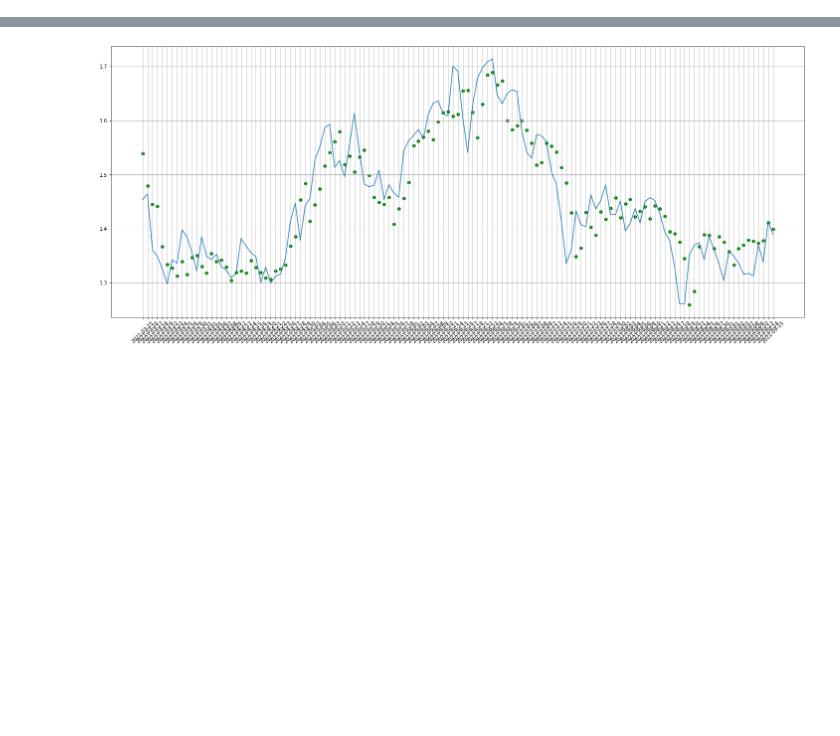
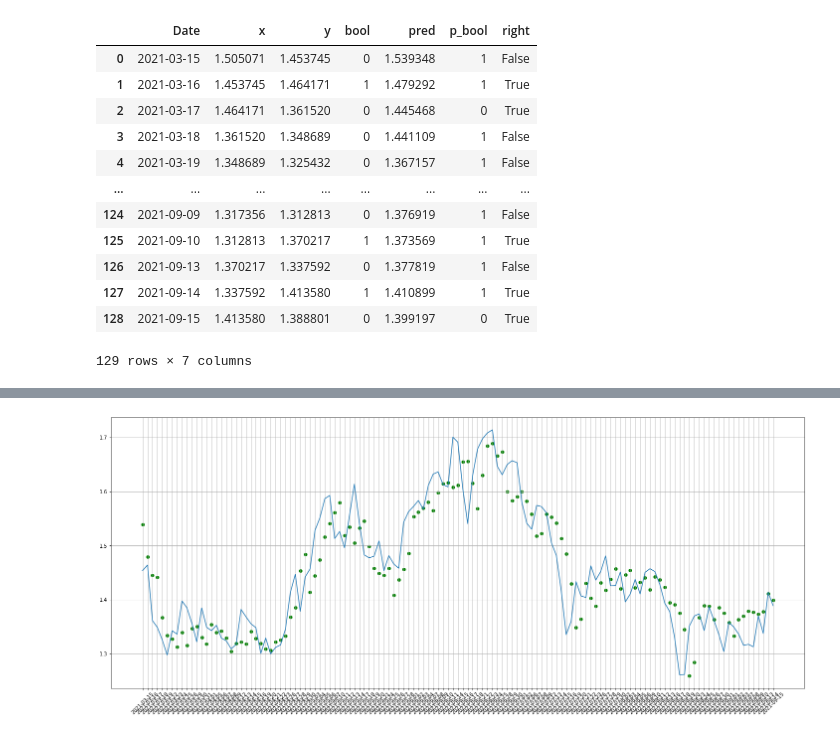
Before and after one commit to GustavoFortti/Studies-Price-Prediction-v6, a Jupyter notebook: notebooks/pred.ipynb, the cells around one changed output, grey strips where cells are left out. Cells and saved outputs as stored; diff of their text form; code cells hidden in the pictures; blank space fills up the shorter version.

```diff
--- a/notebooks/pred.ipynb
+++ b/notebooks/pred.ipynb
@@ -1,13 +1,30 @@
 # %%
 import pandas as pd
 import seaborn as sns
 import numpy as np
 from scipy import stats
 import matplotlib.pyplot as plt
 import matplotlib.dates as mdates
 import matplotlib.cbook as cbook
 %matplotlib inline
 import time
 from sklearn.preprocessing import StandardScaler
+from sklearn.metrics import mean_squared_error, mean_absolute_percentage_error, r2_score, explained_variance_score
+from sklearn.metrics import mean_squared_log_error, mean_poisson_deviance, mean_gamma_deviance, mean_tweedie_deviance, max_error
 
 df = pd.read_csv("pred_1.csv")
+df
+# %% [output]
+|  | Date | x | y | bool | pred | p_bool | right |
+| 0 | 2021-03-15 | 1.505071 | 1.453745 | 0 | 1.539348 | 1 | False |
+| 1 | 2021-03-16 | 1.453745 | 1.464171 | 1 | 1.479292 | 1 | True |
+| 2 | 2021-03-17 | 1.464171 | 1.361520 | 0 | 1.445468 | 0 | True |
+| 3 | 2021-03-18 | 1.361520 | 1.348689 | 0 | 1.441109 | 1 | False |
+| 4 | 2021-03-19 | 1.348689 | 1.325432 | 0 | 1.367157 | 1 | False |
+| ... | ... | ... | ... | ... | ... | ... | ... |
+| 124 | 2021-09-09 | 1.317356 | 1.312813 | 0 | 1.376919 | 1 | False |
+| 125 | 2021-09-10 | 1.312813 | 1.370217 | 1 | 1.373569 | 1 | True |
+| 126 | 2021-09-13 | 1.370217 | 1.337592 | 0 | 1.377819 | 1 | False |
+| 127 | 2021-09-14 | 1.337592 | 1.413580 | 1 | 1.410899 | 1 | True |
+| 128 | 2021-09-15 | 1.413580 | 1.388801 | 0 | 1.399197 | 0 | True |
+129 rows × 7 columns
```
Also changed, not shown: parts of 2 cells of this notebook, 1 other file.
